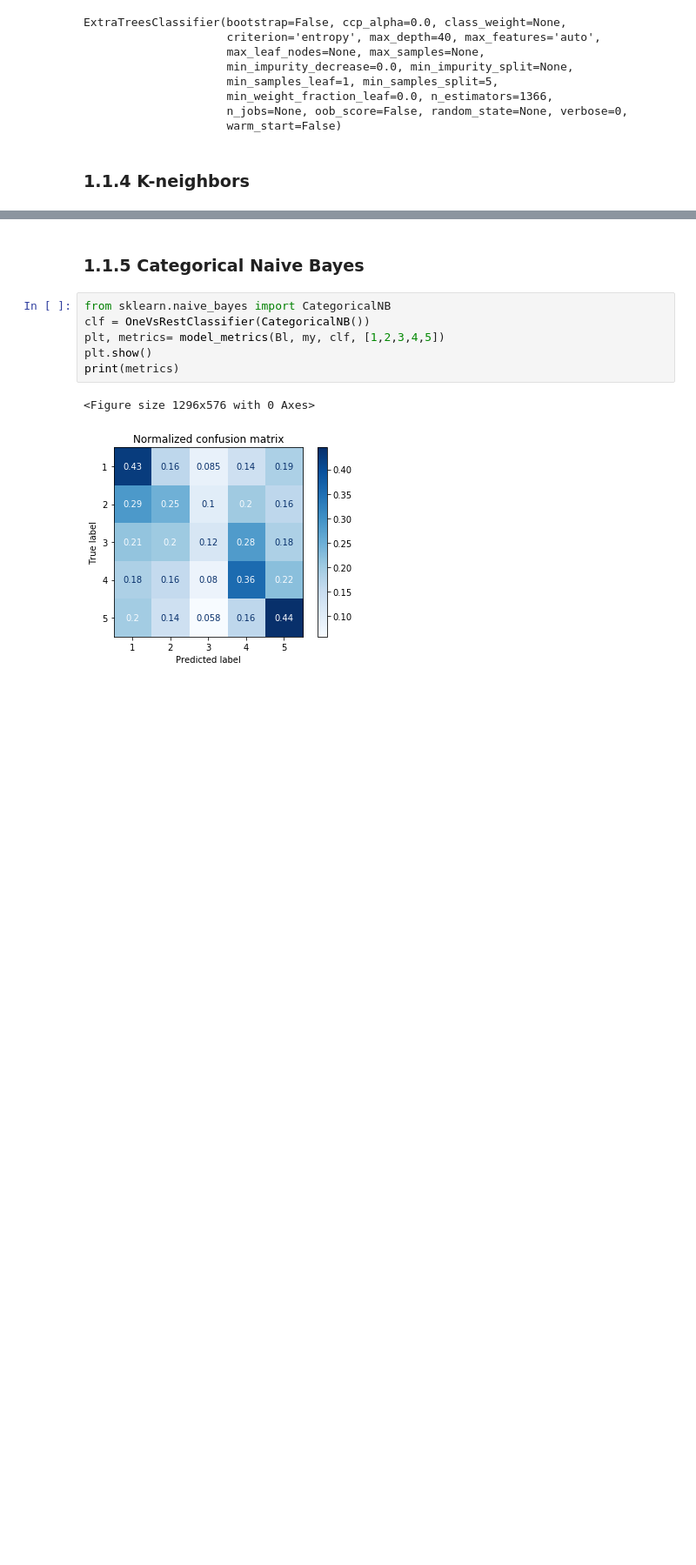
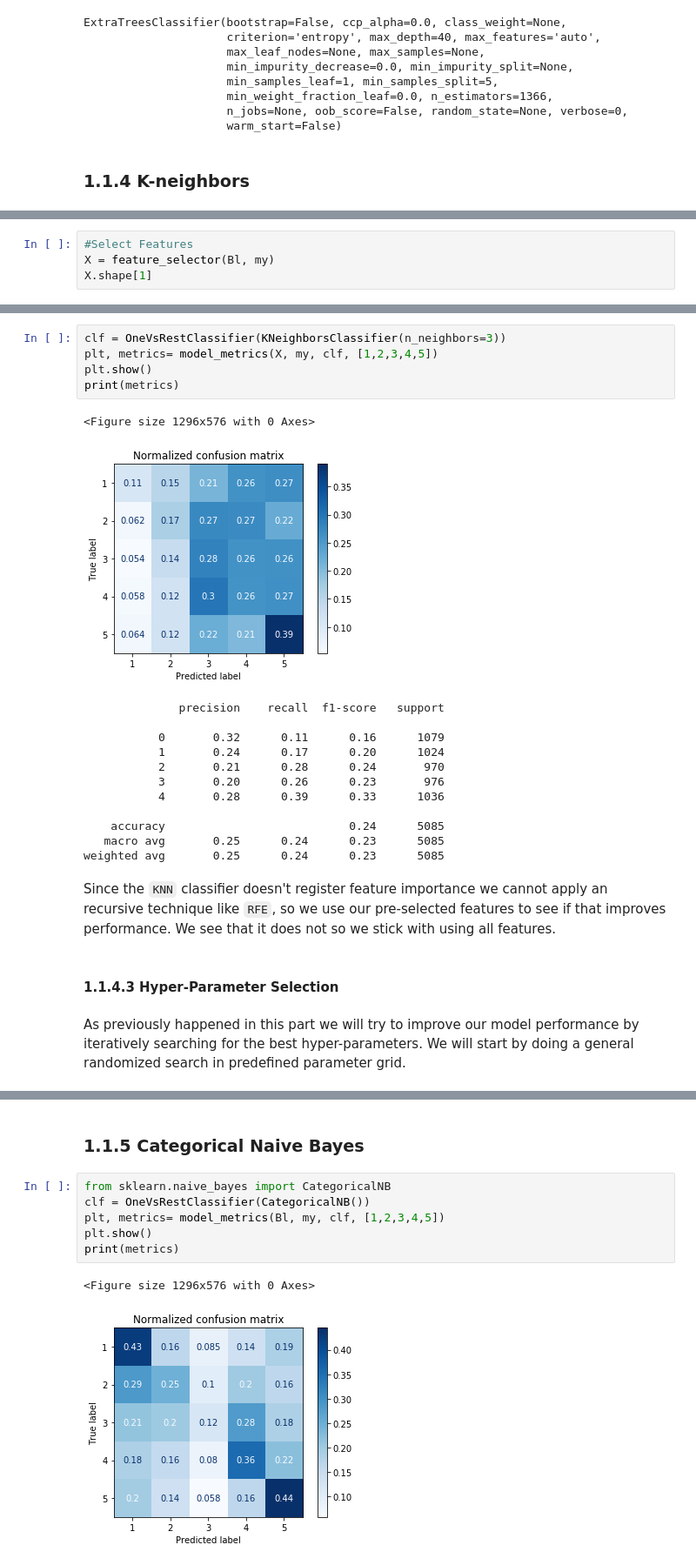
Before and after one commit to PedroCotovio/MLproject, a Jupyter notebook: Task1.ipynb, the cells around one changed output, grey strips where cells are left out. Shown at 87% size. Saved outputs shown, nothing was run; the diff lists cells and outputs as text; blank space fills up the shorter version.

```diff
--- a/Task1.ipynb
+++ b/Task1.ipynb
@@ -528,0 +561,4 @@ weighted avg       0.47      0.49      0.48      5085
+# %%
+#Select Features
+X = feature_selector(Bl, my)
+X.shape[1]
@@ -528,0 +575,25 @@ weighted avg       0.47      0.49      0.48      5085
+# %%
+clf = OneVsRestClassifier(KNeighborsClassifier(n_neighbors=3))
+plt, metrics= model_metrics(X, my, clf, [1,2,3,4,5])
+plt.show()
+print(metrics)
+# %% [output]
+<Figure size 1296x576 with 0 Axes>
+[figure, added]
+              precision    recall  f1-score   support
+
+           0       0.32      0.11      0.16      1079
+           1       0.24      0.17      0.20      1024
+           2       0.21      0.28      0.24       970
+           3       0.20      0.26      0.23       976
+           4       0.28      0.39      0.33      1036
+
+    accuracy                           0.24      5085
+   macro avg       0.25      0.24      0.23      5085
+weighted avg       0.25      0.24      0.23      5085
+# %% [markdown]
+Since the `KNN` classifier doesn't register feature importance we cannot apply an recursive technique like `RFE`, so we use our pre-selected features to see if that improves performance. We see that it does not so we stick with using all features.
+# %% [markdown]
+#### 1.1.4.3 Hyper-Parameter Selection
+# %% [markdown]
+As previously happened in this part we will try to improve our model performance by iteratively searching for the best hyper-parameters. We will start by doing a general randomized search in predefined parameter grid.
```
Also changed, not shown: parts of 31 cells of this notebook, 2 other files.
